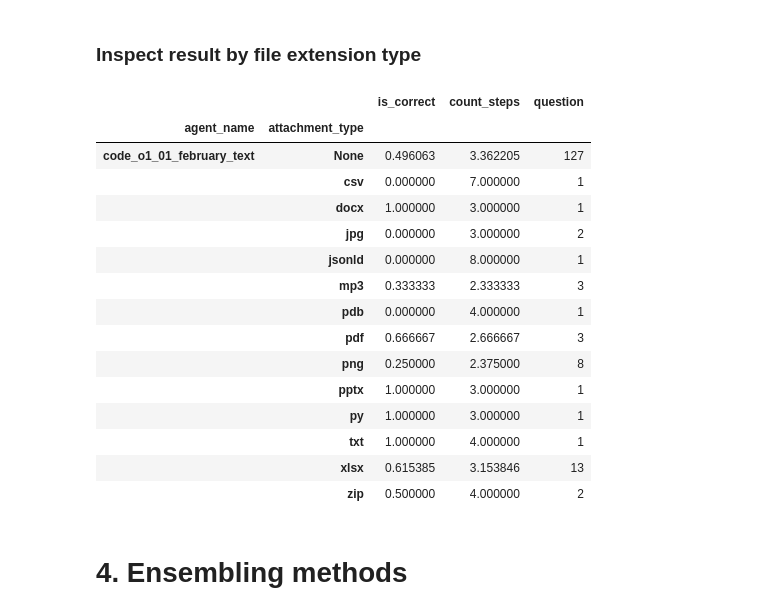
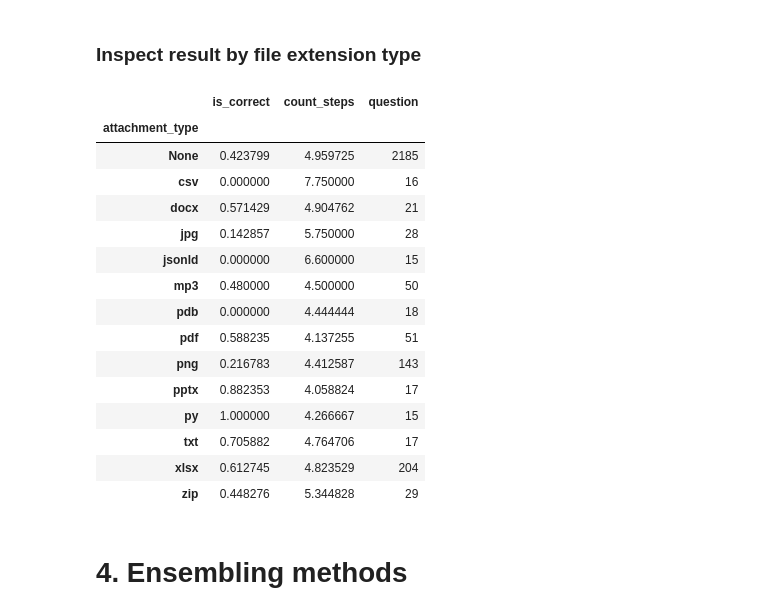
Before and after one commit to zhcmeng/smolagents, a Jupyter notebook: examples/open_deep_research/analysis.ipynb, the cells around one changed output. Cells and saved outputs as stored; diff of their text form; code cells hidden in the pictures.

```diff
--- a/examples/open_deep_research/analysis.ipynb
+++ b/examples/open_deep_research/analysis.ipynb
@@ -389,27 +375,27 @@ fig.show()
 ### Inspect result by file extension type
 # %%
 display(
-    sel_df.groupby(["agent_name", "attachment_type"])[["is_correct", "count_steps", "question"]].agg(
+    result_df.groupby(["attachment_type"])[["is_correct", "count_steps", "question"]].agg(
         {"is_correct": "mean", "count_steps": "mean", "question": "count"}
     )
 )
 # %% [output]
-|  |  | is_correct | count_steps | question |
-| agent_name | attachment_type |  |  |  |
-| code_o1_01_february_text | None | 0.496063 | 3.362205 | 127 |
-|  | csv | 0.000000 | 7.000000 | 1 |
-|  | docx | 1.000000 | 3.000000 | 1 |
-|  | jpg | 0.000000 | 3.000000 | 2 |
-|  | jsonld | 0.000000 | 8.000000 | 1 |
-|  | mp3 | 0.333333 | 2.333333 | 3 |
-|  | pdb | 0.000000 | 4.000000 | 1 |
-|  | pdf | 0.666667 | 2.666667 | 3 |
-|  | png | 0.250000 | 2.375000 | 8 |
-|  | pptx | 1.000000 | 3.000000 | 1 |
-|  | py | 1.000000 | 3.000000 | 1 |
-|  | txt | 1.000000 | 4.000000 | 1 |
-|  | xlsx | 0.615385 | 3.153846 | 13 |
-|  | zip | 0.500000 | 4.000000 | 2 |
+|  | is_correct | count_steps | question |
+| attachment_type |  |  |  |
+| None | 0.423799 | 4.959725 | 2185 |
+| csv | 0.000000 | 7.750000 | 16 |
+| docx | 0.571429 | 4.904762 | 21 |
+| jpg | 0.142857 | 5.750000 | 28 |
+| jsonld | 0.000000 | 6.600000 | 15 |
+| mp3 | 0.480000 | 4.500000 | 50 |
+| pdb | 0.000000 | 4.444444 | 18 |
+| pdf | 0.588235 | 4.137255 | 51 |
+| png | 0.216783 | 4.412587 | 143 |
+| pptx | 0.882353 | 4.058824 | 17 |
+| py | 1.000000 | 4.266667 | 15 |
+| txt | 0.705882 | 4.764706 | 17 |
+| xlsx | 0.612745 | 4.823529 | 204 |
+| zip | 0.448276 | 5.344828 | 29 |
 # %% [markdown]
 # 4. Ensembling methods
 # %%
```
Also changed, not shown: parts of 8 cells of this notebook, 9 other files.
